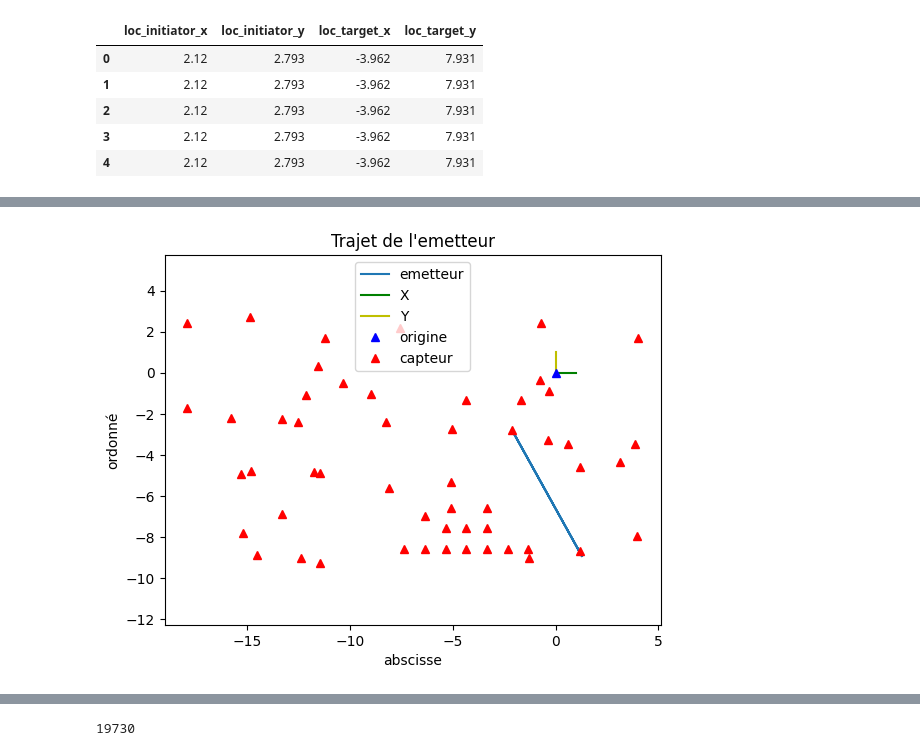
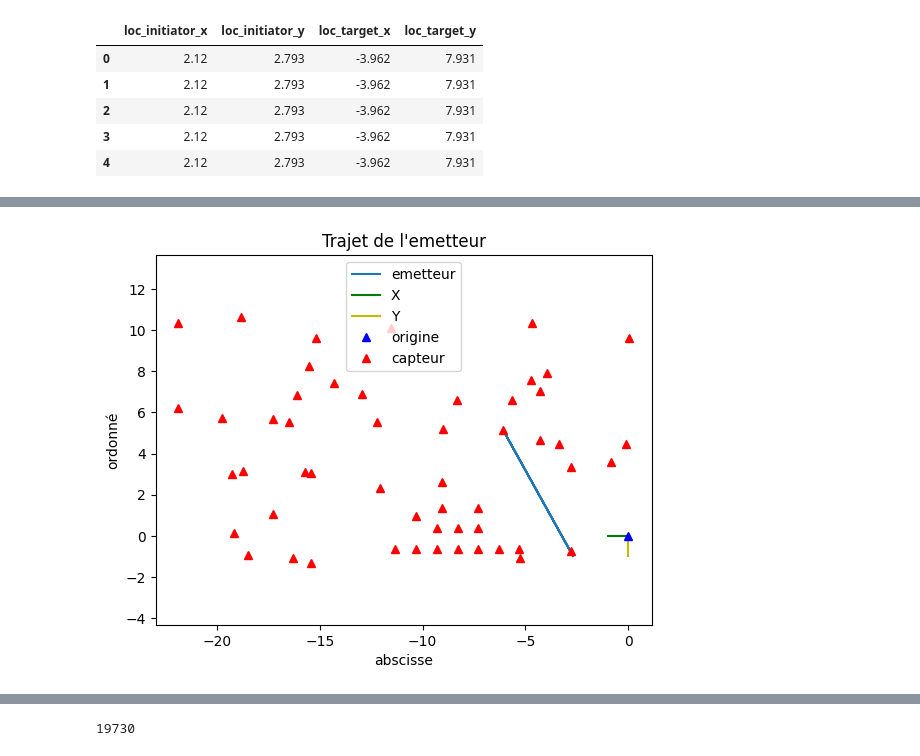
Before and after one commit to maylin007/PIP-G2, a Jupyter notebook: ibrahim_bougarroua_data_.ipynb, the cells around one changed output, grey strips where cells are left out. Cells and saved outputs as stored; diff of their text form; code cells hidden in the pictures.

Commit message:
update data  transformation datav_6 orientation

```diff
--- a/ibrahim_bougarroua_data_.ipynb
+++ b/ibrahim_bougarroua_data_.ipynb
@@ -17,0 +9,3 @@ List of fixed sensors:
+# %%
+data = pd.read_csv("data_v6.csv")
+data.tail()
@@ -28,11 +32,11 @@ The second approach is to turn the system around the origin.
 # %%
-#   diff : dataframe source
+#   dff : dataframe source
 #   origin : sensors id
 
 def changeSystemOrigin(dff,origin) :
     df=dff.copy()
 
-    x = list(df.loc_target_x[df["target"]==origin])[0]
+    x = list(data.loc_target_x[df["target"]==origin])[0]
     y = list(df.loc_target_y[df["target"]==origin])[0]
 
     for index, row in df.iterrows():
@@ -126,8 +157,5 @@ data_test[["loc_initiator_x","loc_initiator_y","loc_target_x","loc_target_y"]].h
 # %%
-data_test=changeSystemOrigin(data_test,100)
-position_test = changeSystemOriginPosition(position,100)
+#new origin sensor 100
+plotInitiatorPath(changeSystemOrigin(data_test,100),changeSystemOriginPosition(position,100),180)
+# %% [output]
+[figure, added]
-# %%
-
-plotTrajet(data_test,position_test,0)
-# %% [output]
-[figure, removed]
```
Also changed, not shown: parts of 31 cells of this notebook.
